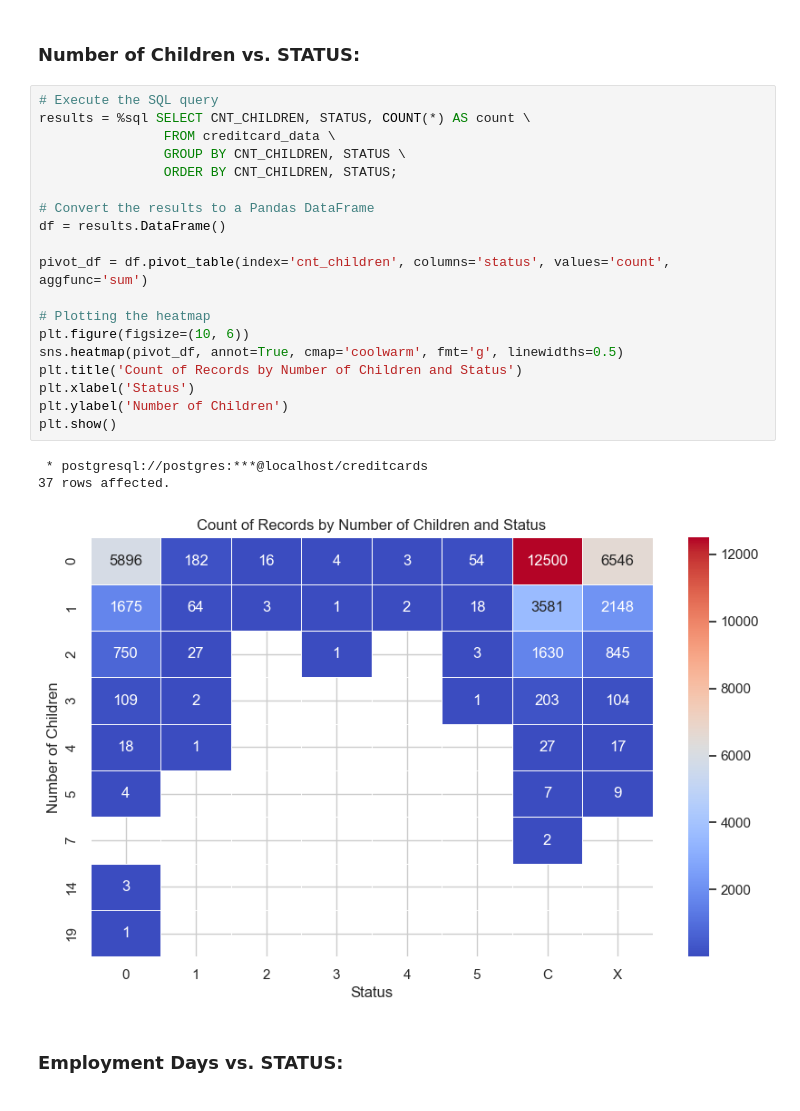
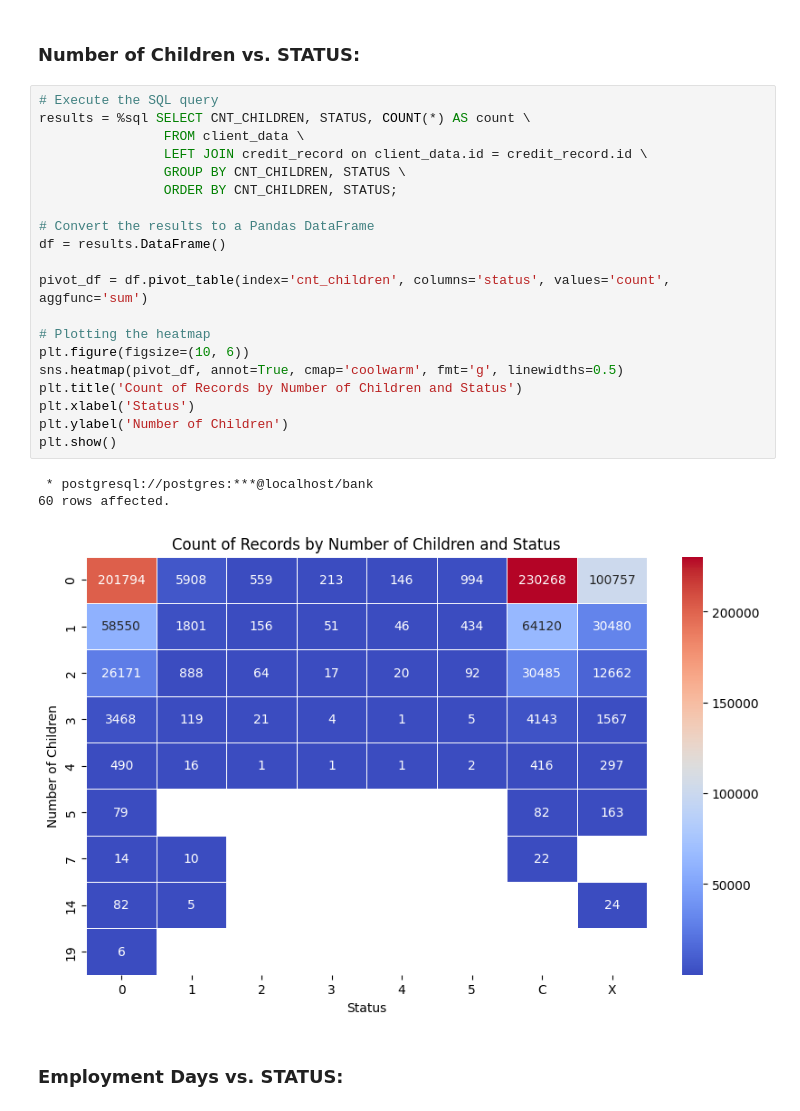
Before and after one commit to amrorabea/Credit_Cards_usingSQl, a Jupyter notebook: src/visualization.ipynb, the cells around one changed output. Saved outputs shown, nothing was run; the diff lists cells and outputs as text.

```diff
--- a/src/visualization.ipynb
+++ b/src/visualization.ipynb
@@ -120,26 +149,27 @@ plt.show()
 # %%
 # Execute the SQL query
 results = %sql SELECT CNT_CHILDREN, STATUS, COUNT(*) AS count \
-                FROM creditcard_data \
+                FROM client_data \
+                LEFT JOIN credit_record on client_data.id = credit_record.id \
                 GROUP BY CNT_CHILDREN, STATUS \
                 ORDER BY CNT_CHILDREN, STATUS;
 
 # Convert the results to a Pandas DataFrame
 df = results.DataFrame()
 
 pivot_df = df.pivot_table(index='cnt_children', columns='status', values='count', aggfunc='sum')
 
 # Plotting the heatmap
 plt.figure(figsize=(10, 6))
 sns.heatmap(pivot_df, annot=True, cmap='coolwarm', fmt='g', linewidths=0.5)
 plt.title('Count of Records by Number of Children and Status')
 plt.xlabel('Status')
 plt.ylabel('Number of Children')
 plt.show()
 # %% [output]
- * postgresql://postgres:***@localhost/creditcards
-37 rows affected.
+ * postgresql://postgres:***@localhost/bank
+60 rows affected.
-[figure, old version]
+[figure, new version]
 # %% [markdown]
 ### Employment Days vs. STATUS:
 # %%
```
Also changed, not shown: parts of 18 cells of this notebook.
